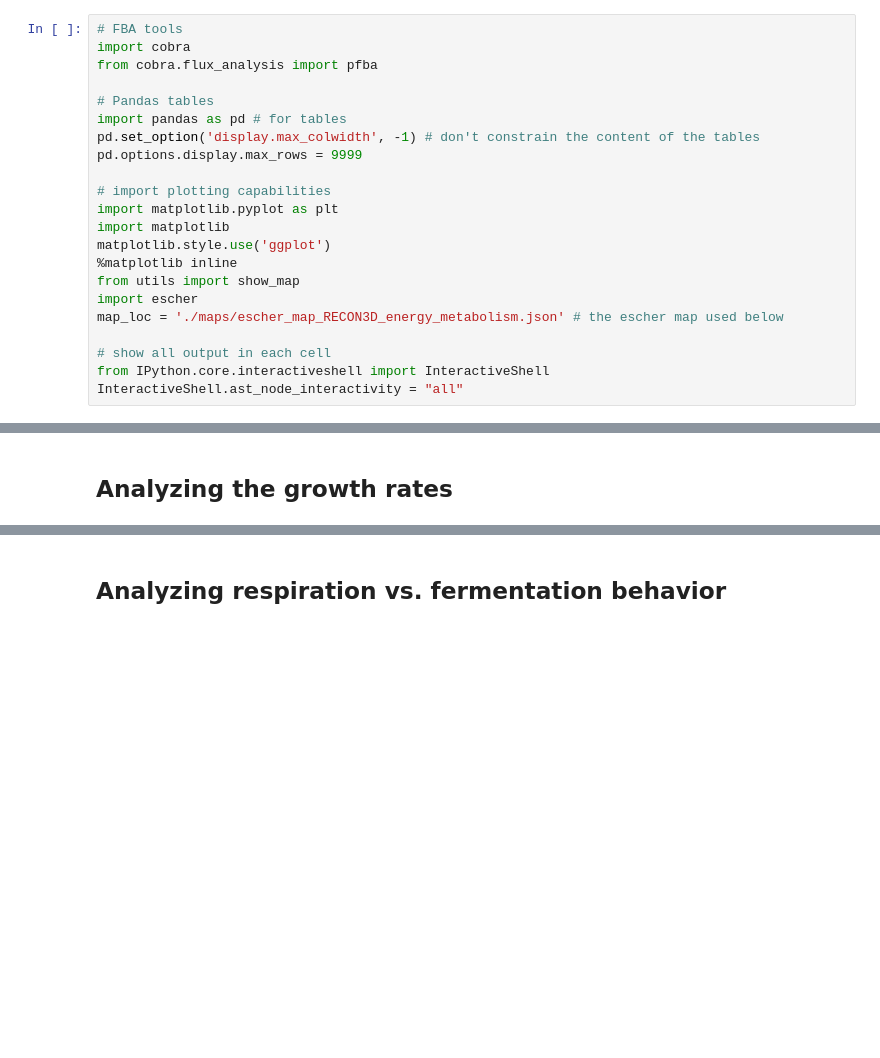
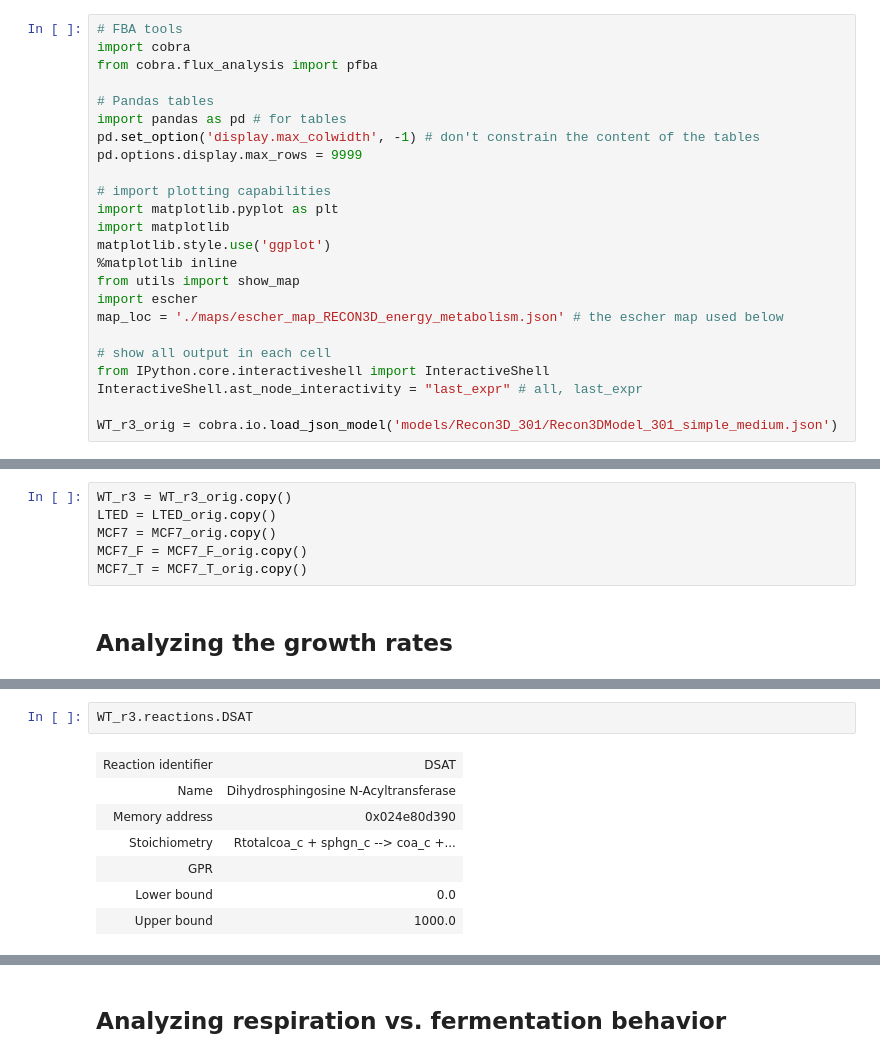
Before and after one commit to ThierryMondeel/Systems_Biology_FBA_tutorial, a Jupyter notebook: FBA_tutorials/6_Cancer_cell_line_models.ipynb, the cells around one changed output, grey strips where cells are left out. Saved outputs shown, nothing was run; the diff lists cells and outputs as text; blank space fills up the shorter version.

```diff
--- a/FBA_tutorials/6_Cancer_cell_line_models.ipynb
+++ b/FBA_tutorials/6_Cancer_cell_line_models.ipynb
@@ -23,7 +23,9 @@ map_loc = './maps/escher_map_RECON3D_energy_metabolism.json' # the escher map us
 
 # show all output in each cell
 from IPython.core.interactiveshell import InteractiveShell
-InteractiveShell.ast_node_interactivity = "all"
+InteractiveShell.ast_node_interactivity = "last_expr" # all, last_expr
+
+WT_r3_orig = cobra.io.load_json_model('models/Recon3D_301/Recon3DModel_301_simple_medium.json')
 # %% [markdown]
 # The RNA-seq data on cancer cell lines: MCF7 and LTED
 # %% [markdown]
@@ -51,2 +53,8 @@ MCF7_T = cobra.io.load_json_model('./models/Recon3D_301/Recon3_cell_line_models/
+# %%
+WT_r3 = WT_r3_orig.copy()
+LTED = LTED_orig.copy()
+MCF7 = MCF7_orig.copy()
+MCF7_F = MCF7_F_orig.copy()
+MCF7_T = MCF7_T_orig.copy()
 # %% [markdown]
 ## Analyzing the growth rates
@@ -60,0 +87,10 @@ for model in [LTED, MCF7, MCF7_F, MCF7_T]:
+# %%
+WT_r3.reactions.DSAT
+# %% [output]
+| Reaction identifier | DSAT |
+| Name | Dihydrosphingosine N-Acyltransferase |
+| Memory address | 0x024e80d390 |
+| Stoichiometry | Rtotalcoa_c + sphgn_c --> coa_c +... |
+| GPR |  |
+| Lower bound | 0.0 |
+| Upper bound | 1000.0 |
```
Also changed, not shown: parts of 10 cells of this notebook, 2 other files.
